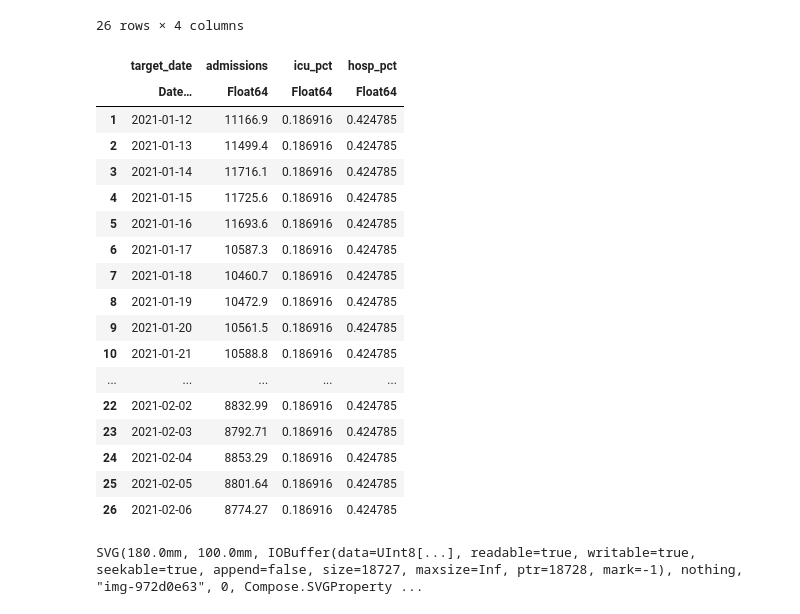
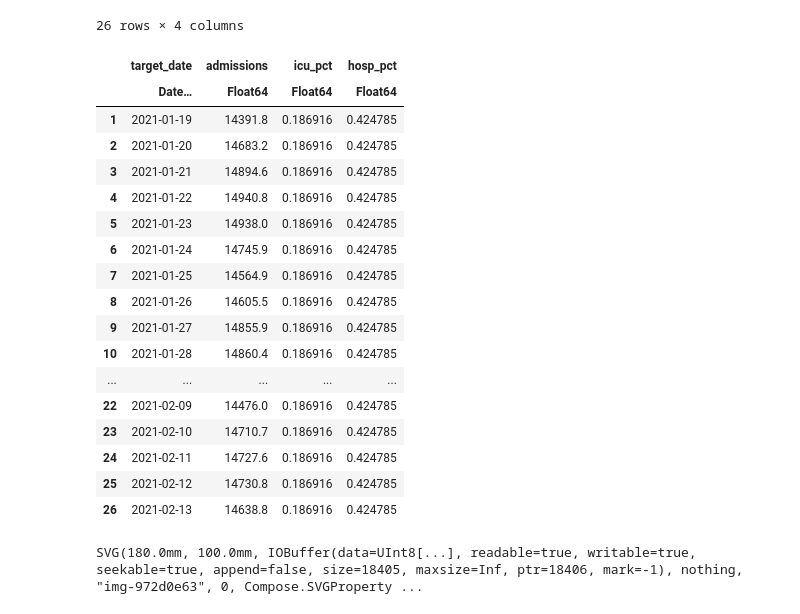
Before and after one commit to flixpar/covid-patient-redistribution-site, a Jupyter notebook: process_data/cdc_forecast_explore.ipynb, the cells around one changed output. Cells and saved outputs as stored; diff of their text form; code cells hidden in the pictures.

```diff
--- a/process_data/cdc_forecast_explore.ipynb
+++ b/process_data/cdc_forecast_explore.ipynb
@@ -5,7 +5,7 @@ using Gadfly
 # %%
 ENV["COLUMNS"] = 1000;
 # %%
-data = DataFrame(CSV.File("../rawdata/output_HHS_US_2021-02-06_one_column.csv"))
+data = DataFrame(CSV.File("../rawdata/output_HHS_US_2021-02-13_one_column.csv"))
 # %% [output]
 125,294 rows × 9 columns
 |  | Column1 | hospital_name | ccn | collection_week | fips_code | hospitalization_percentage | ICU_percentages | ... |
@@ -36,30 +36,30 @@ sum_vals(xs) = sum(skipbad(xs));
 mean_vals(xs) = mean(skipbad(xs));
 # %%
 data_total = combine(groupby(data, :target_date), [
-    "hospitalization_2021-01-12" => sum_vals => :admissions,
+    "hospitalization_2021-01-19" => sum_vals => :admissions,
     :ICU_percentages => mean_vals => :icu_pct,
     :hospitalization_percentage => mean_vals => :hosp_pct,
 ])
 # %% [output]
 26 rows × 4 columns
 |  | target_date | admissions | icu_pct | hosp_pct |
 |  | Date… | Float64 | Float64 | Float64 |
-| 1 | 2021-01-12 | 11166.9 | 0.186916 | 0.424785 |
-| 2 | 2021-01-13 | 11499.4 | 0.186916 | 0.424785 |
-| 3 | 2021-01-14 | 11716.1 | 0.186916 | 0.424785 |
-| 4 | 2021-01-15 | 11725.6 | 0.186916 | 0.424785 |
-| 5 | 2021-01-16 | 11693.6 | 0.186916 | 0.424785 |
-| 6 | 2021-01-17 | 10587.3 | 0.186916 | 0.424785 |
-| 7 | 2021-01-18 | 10460.7 | 0.186916 | 0.424785 |
-| 8 | 2021-01-19 | 10472.9 | 0.186916 | 0.424785 |
-| 9 | 2021-01-20 | 10561.5 | 0.186916 | 0.424785 |
-| 10 | 2021-01-21 | 10588.8 | 0.186916 | 0.424785 |
+| 1 | 2021-01-19 | 14391.8 | 0.186916 | 0.424785 |
+| 2 | 2021-01-20 | 14683.2 | 0.186916 | 0.424785 |
+| 3 | 2021-01-21 | 14894.6 | 0.186916 | 0.424785 |
+| 4 | 2021-01-22 | 14940.8 | 0.186916 | 0.424785 |
+| 5 | 2021-01-23 | 14938.0 | 0.186916 | 0.424785 |
+| 6 | 2021-01-24 | 14745.9 | 0.186916 | 0.424785 |
+| 7 | 2021-01-25 | 14564.9 | 0.186916 | 0.424785 |
+| 8 | 2021-01-26 | 14605.5 | 0.186916 | 0.424785 |
+| 9 | 2021-01-27 | 14855.9 | 0.186916 | 0.424785 |
+| 10 | 2021-01-28 | 14860.4 | 0.186916 | 0.424785 |
 | ... | ... | ... | ... | ... |
-| 22 | 2021-02-02 | 8832.99 | 0.186916 | 0.424785 |
-| 23 | 2021-02-03 | 8792.71 | 0.186916 | 0.424785 |
-| 24 | 2021-02-04 | 8853.29 | 0.186916 | 0.424785 |
-| 25 | 2021-02-05 | 8801.64 | 0.186916 | 0.424785 |
-| 26 | 2021-02-06 | 8774.27 | 0.186916 | 0.424785 |
+| 22 | 2021-02-09 | 14476.0 | 0.186916 | 0.424785 |
+| 23 | 2021-02-10 | 14710.7 | 0.186916 | 0.424785 |
+| 24 | 2021-02-11 | 14727.6 | 0.186916 | 0.424785 |
+| 25 | 2021-02-12 | 14730.8 | 0.186916 | 0.424785 |
+| 26 | 2021-02-13 | 14638.8 | 0.186916 | 0.424785 |
 # %%
 plot(
     data_total,
@@ -71,4 +71,4 @@ plot(
     Guide.yticks(ticks=0:2500:15000),
 ) |> SVG(18cm, 10cm)
 # %% [output]
-SVG(180.0mm, 100.0mm, IOBuffer(data=UInt8[...], readable=true, writable=true, seekable=true, append=false, size=18727, maxsize=Inf, ptr=18728, mark=-1), nothing, "img-972d0e63", 0, Compose.SVGProperty ...
+SVG(180.0mm, 100.0mm, IOBuffer(data=UInt8[...], readable=true, writable=true, seekable=true, append=false, size=18405, maxsize=Inf, ptr=18406, mark=-1), nothing, "img-972d0e63", 0, Compose.SVGProperty ...
```
Also changed, not shown: 22 other files.
